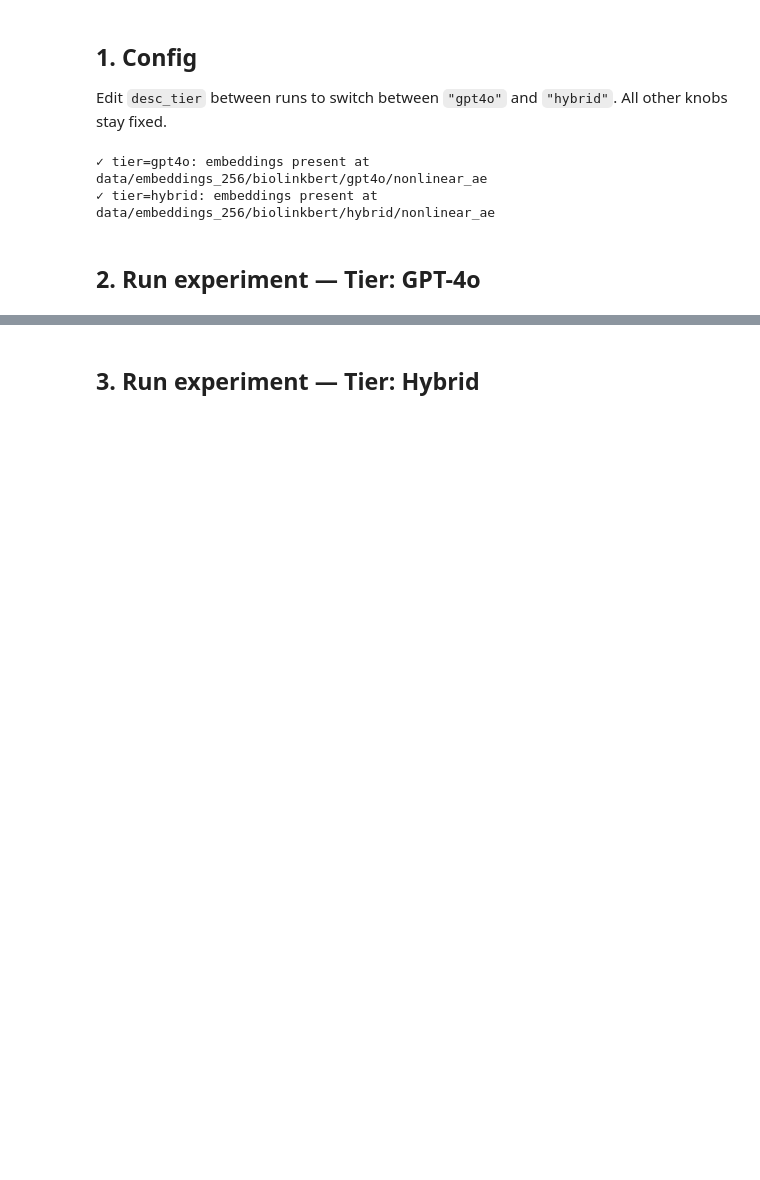
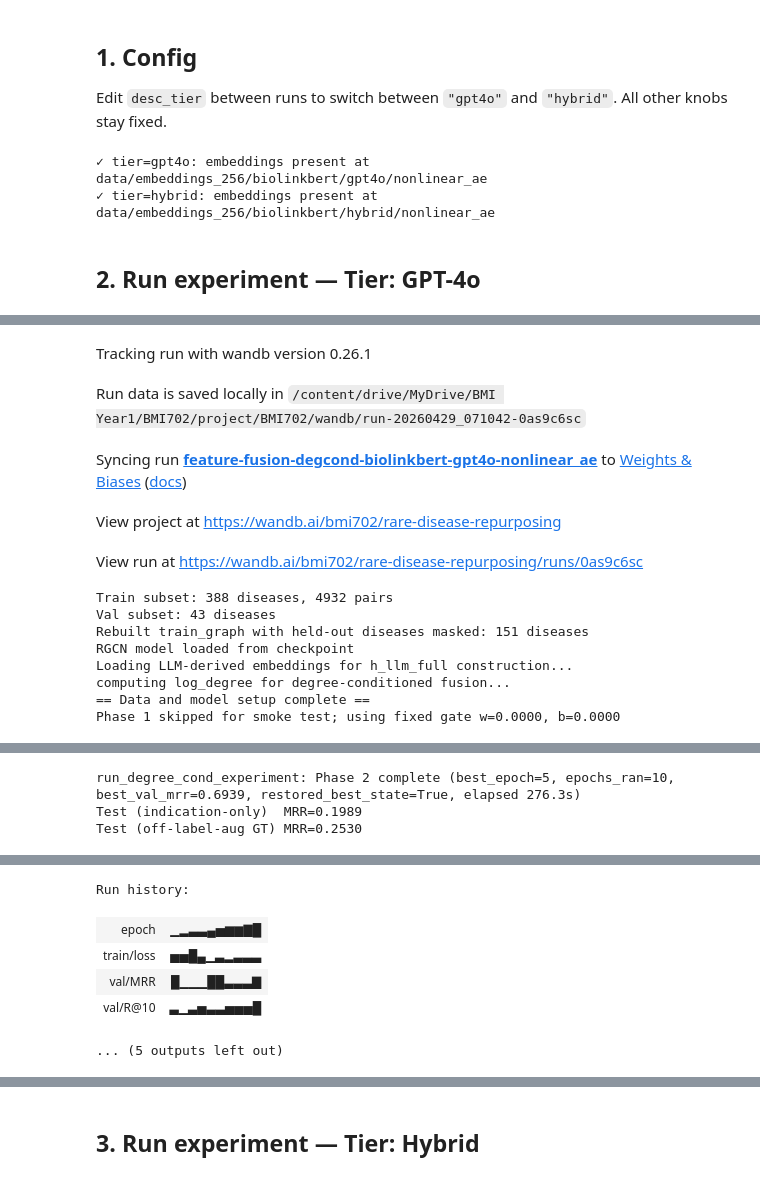
Before and after one commit to susanxu3/BMI702, a Jupyter notebook: notebooks/feature_fusion_degree_cond.ipynb, the cells around one changed output, grey strips where cells are left out. Cells and saved outputs as stored; diff of their text form; code cells hidden in the pictures; blank space fills up the shorter version.

```diff
--- a/notebooks/feature_fusion_degree_cond.ipynb
+++ b/notebooks/feature_fusion_degree_cond.ipynb
@@ -172,0 +181,15 @@ Run history:
+# %%
+from src.models.feature_fusion_train import run_degree_cond_experiment
+
+# Sanity ablation 1: graph-only Phase 2 (bypass fusion entirely)
+graph_only_cfg = dict(config)
+graph_only_cfg['desc_tier'] = 'gpt4o'
+graph_only_cfg['skip_phase1'] = True
+graph_only_cfg['phase2_bypass_fusion'] = True
+graph_only_cfg['finetune_epochs'] = 20
+graph_only_cfg['patience'] = 5
+results_gpt4o_graph_only = run_degree_cond_experiment(graph_only_cfg)
+print('Graph-only Phase 1:', results_gpt4o_graph_only['phase1'])
+print('Graph-only best_val_mrr:', results_gpt4o_graph_only['best_val_mrr'])
+print('Graph-only test MRR:', results_gpt4o_graph_only['test_metrics_ind']['MRR'])
+# %% [output]
@@ -172,0 +197,13 @@ Run history:
+Tracking run with wandb version 0.26.1
+Run data is saved locally in /content/drive/MyDrive/BMI Year1/BMI702/project/BMI702/wandb/run-20260429_071042-0as9c6sc
+Syncing run feature-fusion-degcond-biolinkbert-gpt4o-nonlinear_ae to Weights & Biases (docs)
+View project at https://wandb.ai/bmi702/rare-disease-repurposing
+View run at https://wandb.ai/bmi702/rare-disease-repurposing/runs/0as9c6sc
+Train subset: 388 diseases, 4932 pairs
+Val subset: 43 diseases
+Rebuilt train_graph with held-out diseases masked: 151 diseases
+RGCN model loaded from checkpoint
+Loading LLM-derived embeddings for h_llm_full construction...
+computing log_degree for degree-conditioned fusion...
+== Data and model setup complete ==
+Phase 1 skipped for smoke test; using fixed gate w=0.0000, b=0.0000
@@ -172,0 +211,3 @@ Run history:
+run_degree_cond_experiment: Phase 2 complete (best_epoch=5, epochs_ran=10, best_val_mrr=0.6939, restored_best_state=True, elapsed 276.3s)
+Test (indication-only)  MRR=0.1989
+Test (off-label-aug GT) MRR=0.2530
@@ -172,0 +215,6 @@ Run history:
+Run history:
+| epoch | ▁▂▃▃▄▅▆▆▇█ |
+| train/loss | ▅▅█▄▁▃▂▃▃▃ |
+| val/MRR | █▁▁▁██▃▃▃▇ |
+| val/R@10 | ▃▁▃▅▃▃▅▅▅█ |
+... (5 outputs left out)
```
Also changed, not shown: parts of 10 cells of this notebook, 5 other files.
